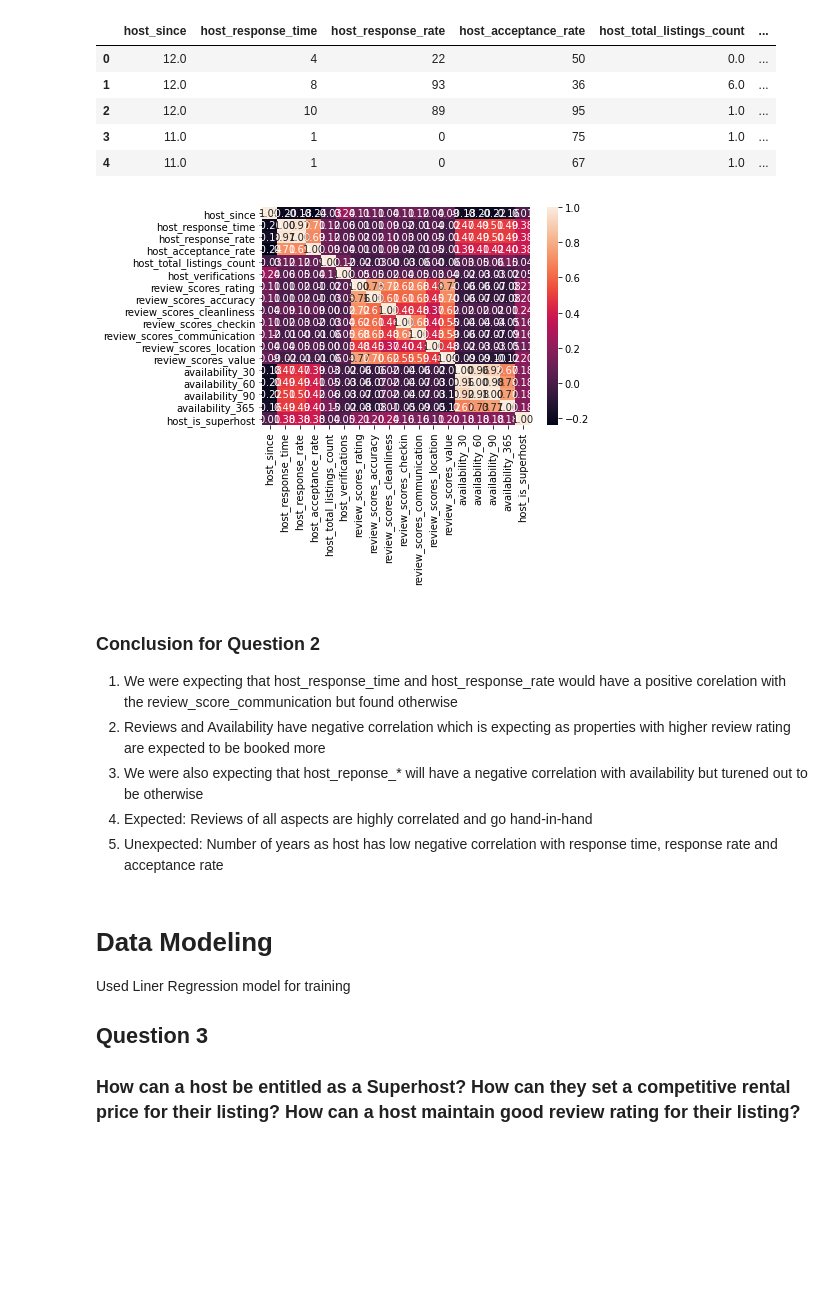
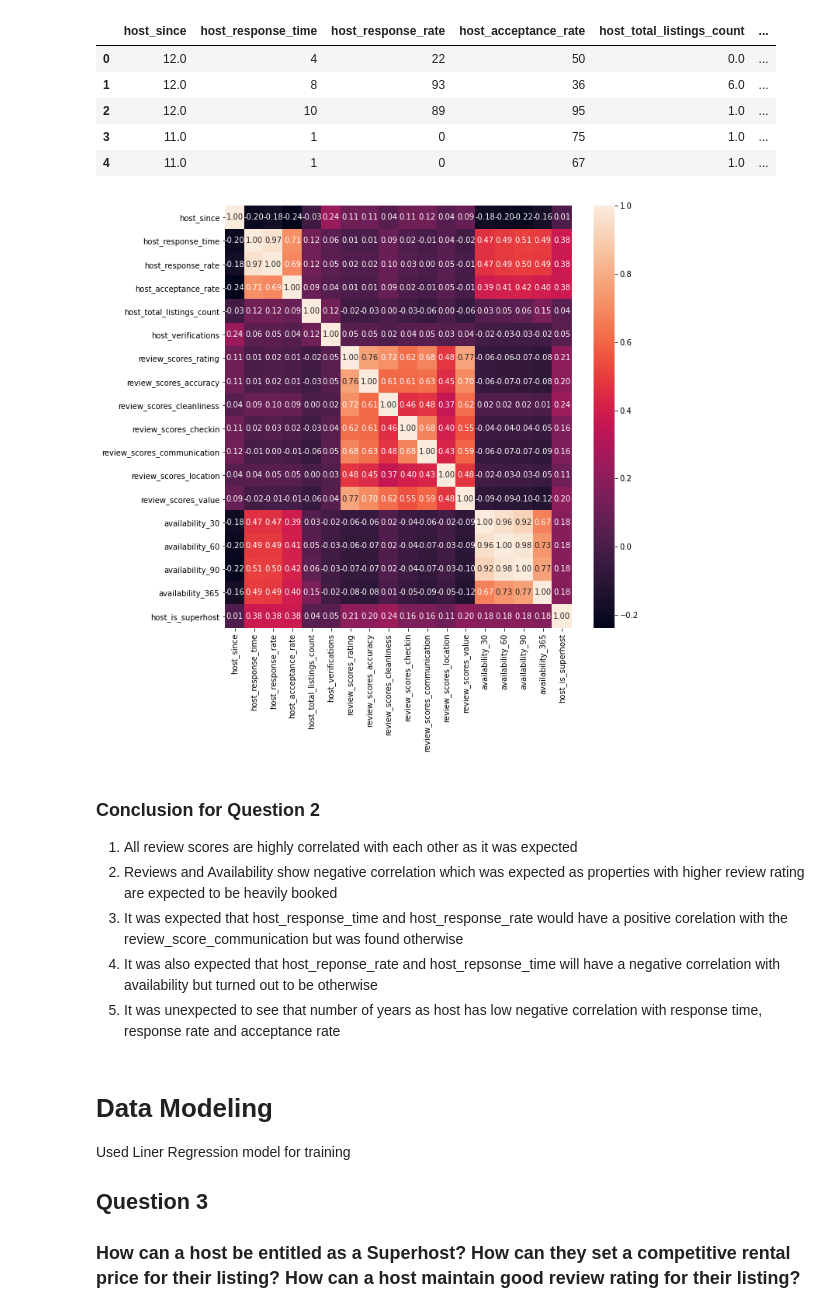
Before and after one commit to sakshigoplani/DataScienceNanodegree, a Jupyter notebook: Introduction_To_Data_Science_Project_1/new_york_airbnb.ipynb, the cells around one changed output. Saved outputs shown, nothing was run; the diff lists cells and outputs as text; code cells hidden in the pictures; blank space fills up the shorter version.

Commit message:
Additions of conclusions and plots

```diff
--- a/Introduction_To_Data_Science_Project_1/new_york_airbnb.ipynb
+++ b/Introduction_To_Data_Science_Project_1/new_york_airbnb.ipynb
@@ -713,21 +757,18 @@ df_subset.head()
 | 4 | 11.0 | 1 | 0 | 67 | 1.0 | ... |
 # %%
 # Correlation heatmap to understand data better
-hm = sns.heatmap(df_subset.corr(), annot=True, fmt=".2f")
+fig, ax = plt.subplots(figsize=(10,10))
+hm = sns.heatmap(df_subset.corr(), annot=True, fmt=".2f", ax=ax)
 plt.show()
 # %% [output]
-[figure, old version]
+[figure, new version]
 # %% [markdown]
 ### Conclusion for Question 2
- 1. We were expecting that host_response_time and host_response_rate would have a positive
-    corelation with the review_score_communication but found otherwise
- 2. Reviews and Availability have negative correlation which is expecting as properties with higher
-    review rating are expected to be booked more
- 3. We were also expecting that host_reponse_* will have a negative correlation with availability
-    but turened out to be otherwise
- 4. Expected: Reviews of all aspects are highly correlated and go hand-in-hand
- 5. Unexpected: Number of years as host has low negative correlation with response time, response rate
-    and acceptance rate
+ 1. All review scores are highly correlated with each other as it was expected
+ 2. Reviews and Availability show negative correlation which was expected as properties with higher review rating are expected to be heavily booked
+ 3. It was expected that host_response_time and host_response_rate would have a positive corelation with the review_score_communication but was found otherwise
+ 4. It was also expected that host_reponse_rate and host_repsonse_time will have a negative correlation with availability but turned out to be otherwise
+ 5. It was unexpected to see that number of years as host has low negative correlation with response time, response rate and acceptance rate
 # %% [markdown]
 # Data Modeling
 Used Liner Regression model for training
```
Also changed, not shown: parts of 10 cells of this notebook.
